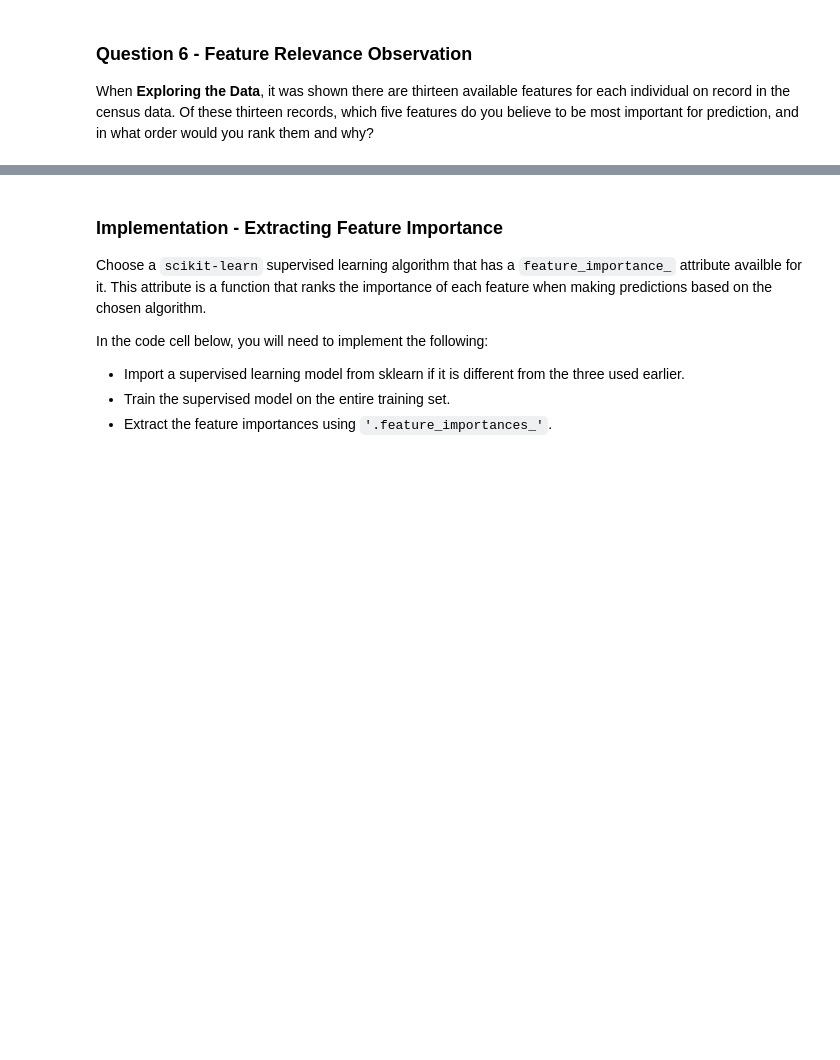
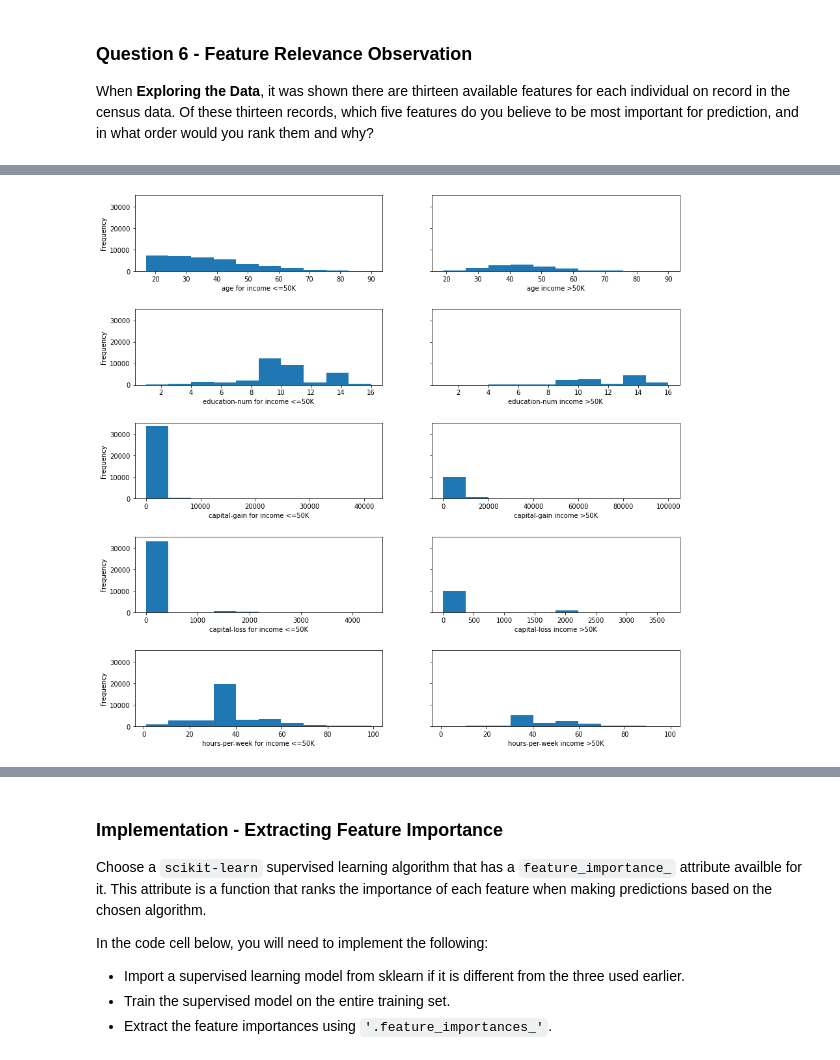
Before and after one commit to walidsi/cd0025-supervised-learning, a Jupyter notebook: finding_donors.ipynb, the cells around one changed output, grey strips where cells are left out. Saved outputs shown, nothing was run; the diff lists cells and outputs as text; code cells hidden in the pictures; blank space fills up the shorter version.

```diff
--- a/finding_donors.ipynb
+++ b/finding_donors.ipynb
@@ -676,0 +708,21 @@ When **Exploring the Data**, it was shown there are thirteen available features
+# %%
+numerical_features = ['age', 'education-num', 'capital-gain', 'capital-loss', 'hours-per-week']
+
+columns_per_row = 2
+plot_rows = len(numerical)
+
+fig, axes = plt.subplots(plot_rows, columns_per_row, figsize=(15, 15), constrained_layout = False, sharey=True)
+plt.subplots_adjust(hspace=0.5)
+
+# Create crosstabs to show distribution the values of each categorical against income
+i = 0
+for feat in numerical_features:
+    data.query("income == '<=50K'")[feat].plot(kind='hist', ax=axes[i,0])
+    plt.setp(axes[i, 0], xlabel = f"{feat} for income <=50K")
+
+    data.query("income == '>50K'")[feat].plot(kind='hist', ax=axes[i,1])
+    plt.setp(axes[i, 1], xlabel = f"{feat} income >50K")
+
+    i += 1
+# %% [output]
+[figure, added]
```
Also changed, not shown: parts of 10 cells of this notebook.
